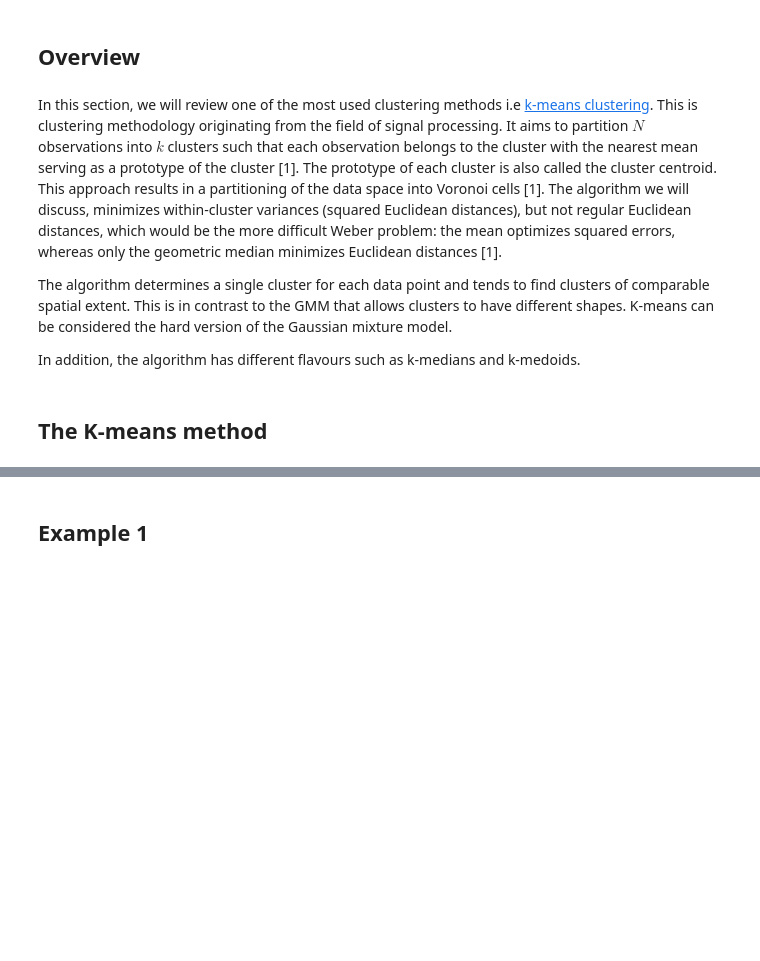
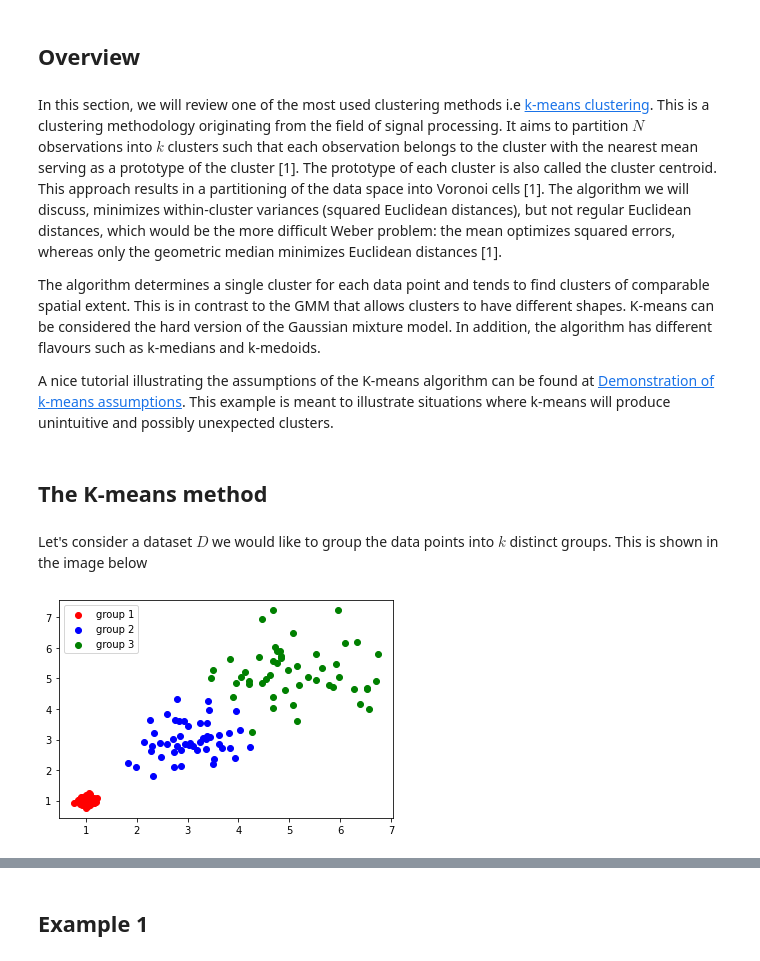
Before and after one commit to pockerman/probability_and_statistics_notes, a Jupyter notebook: unsupervised_machine_learning/k_means.ipynb, the cells around one changed output, grey strips where cells are left out. Cells and saved outputs as stored; diff of their text form; code cells hidden in the pictures; blank space fills up the shorter version.

Commit message:
Update k-means algorithm notes

```diff
--- a/unsupervised_machine_learning/k_means.ipynb
+++ b/unsupervised_machine_learning/k_means.ipynb
@@ -3,13 +3,16 @@
 # %% [markdown]
 ## Overview
 # %% [markdown]
-In this section, we will review one of the most used clustering methods i.e <a href="https://en.wikipedia.org/wiki/K-means_clustering">k-means clustering</a>. This  is clustering methodology originating from the field of signal processing.
+In this section, we will review one of the most used clustering methods i.e <a href="https://en.wikipedia.org/wiki/K-means_clustering">k-means clustering</a>. This  is a clustering methodology originating from the field of signal processing.
 It aims to partition $N$ observations into $k$ clusters such that  each observation belongs to the cluster with the nearest mean serving as a prototype of the cluster [1]. The prototype of each cluster is also called the cluster centroid. This approach results in a partitioning of the data space into Voronoi cells [1]. The algorithm we will discuss, minimizes within-cluster variances (squared Euclidean distances), but not regular Euclidean distances, which would be the more difficult Weber problem: the mean optimizes squared errors, whereas only the geometric median minimizes Euclidean distances [1].
 
 The algorithm determines a single cluster for each data point and tends to find clusters of comparable spatial extent.
 This is in contrast to the GMM that allows clusters to have different shapes. K-means can be considered the hard version of
-the Gaussian mixture model.
+the Gaussian mixture model. In addition, the algorithm has different flavours such as k-medians and k-medoids.
 
-In addition, the algorithm has different flavours such as k-medians and k-medoids.
+A nice tutorial illustrating the assumptions of the K-means algorithm can be found at <a href="https://scikit-learn.org/stable/auto_examples/cluster/plot_kmeans_assumptions.html#sphx-glr-auto-examples-cluster-plot-kmeans-assumptions-py">Demonstration of k-means assumptions</a>. This example is meant to illustrate situations where k-means will produce unintuitive and possibly unexpected clusters.
 # %% [markdown]
 ##  The K-means method
+# %% [markdown]
+Let's consider a dataset $D$ we would like to group the data points into $k$ distinct groups. This is shown in
+the image below
@@ -16,3 +22,25 @@ In addition, the algorithm has different flavours such as k-medians and k-medoid
+# %%
+np.random.seed(4)
+
+x1 = np.random.normal(1.0, 0.1, 50)
+y1 = np.random.normal(1.0, 0.1, 50)
+
+x2 = np.random.normal(3.0, 0.6, 50)
+y2 = np.random.normal(3.0, 0.6, 50)
+
+x3 = np.random.normal(5.0, 0.8, 50)
+y3 = np.random.normal(5.0, 0.8, 50)
+
+
+plt.scatter(x1, y1, color='r', label="group 1")
+plt.scatter(x2, y2, color='b', label="group 2")
+plt.scatter(x3, y3, color='g', label="group 3")
+
+plt.title("Dataset to partition")
+plt.legend(loc="upper left")
+plt.show()
+# %% [output]
+[figure, added]
 # %% [markdown]
 Let's denote the centroid of cluster $j$ as $\mu_j$. The centroid is just the mean of all the points within the
 cluster $C_j$:
```
Also changed, not shown: parts of 14 cells of this notebook, 2 other files.
